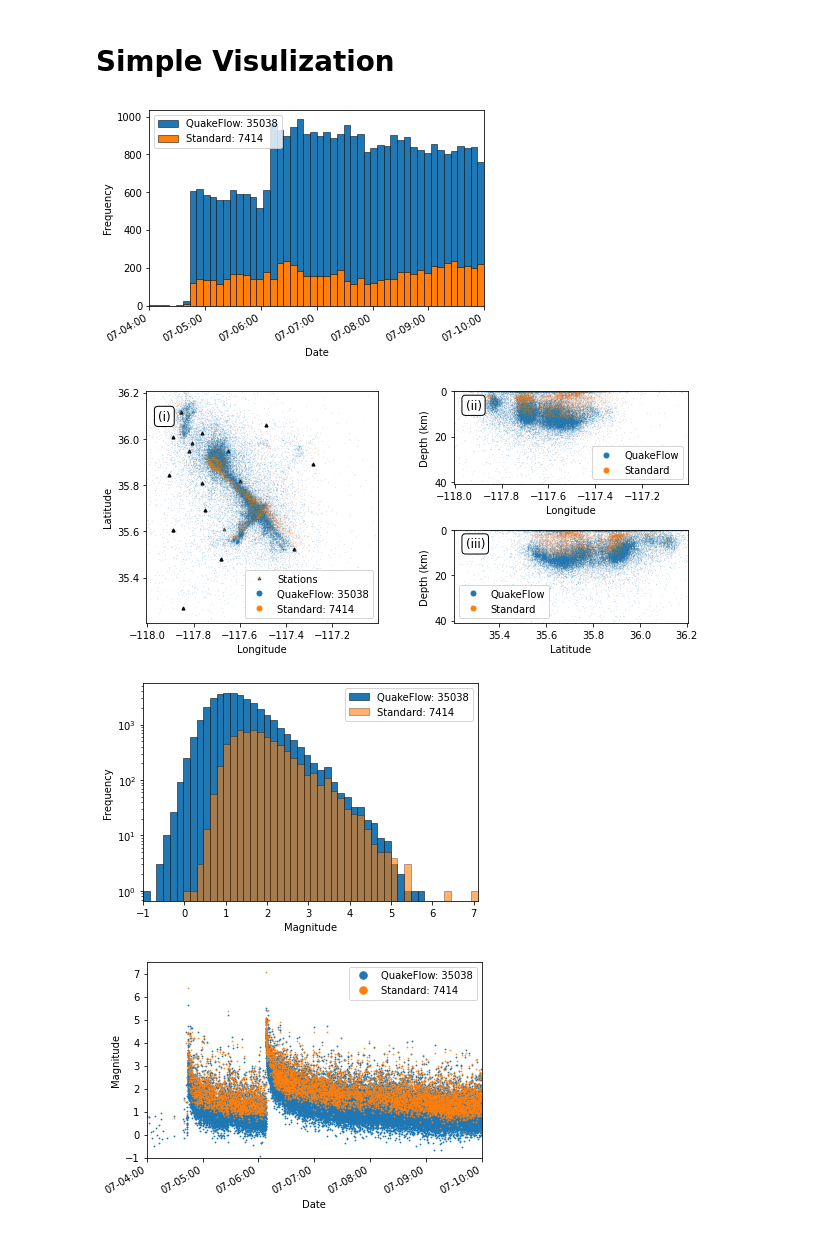
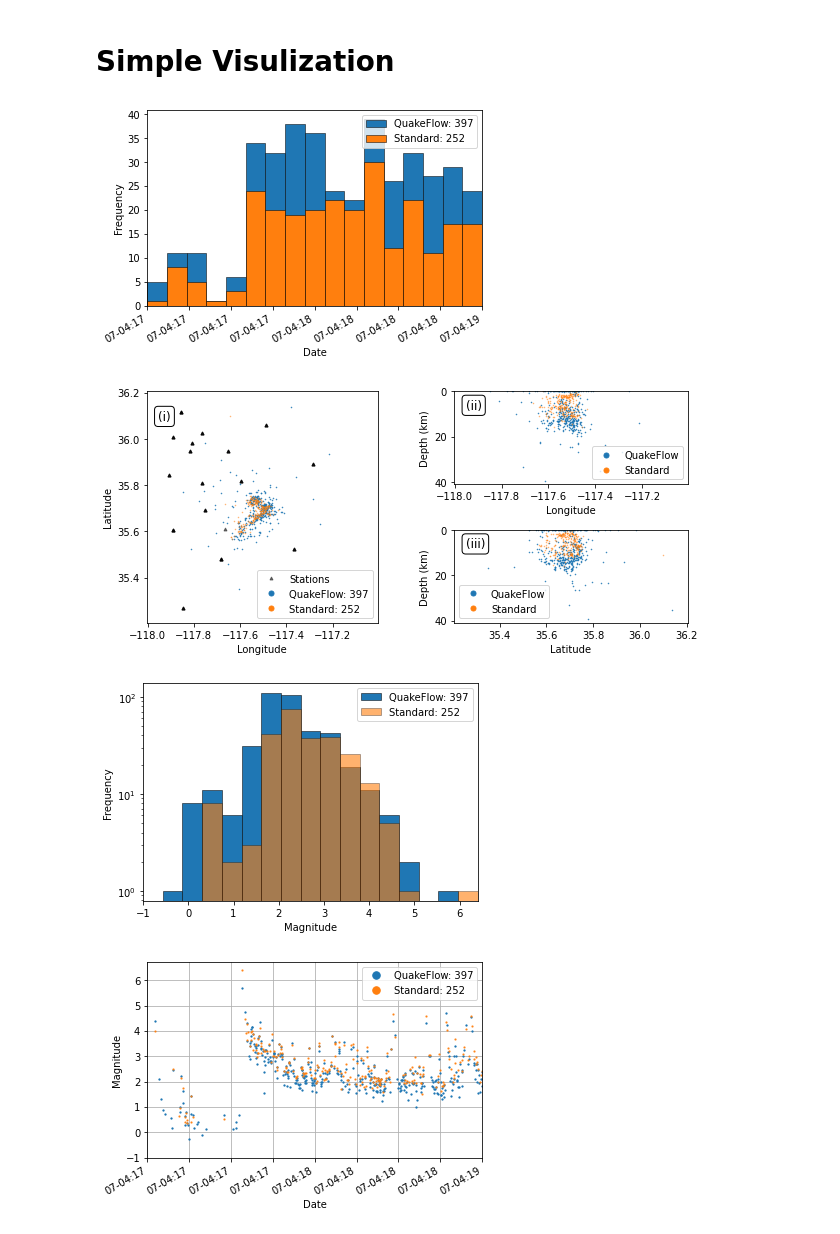
Before and after one commit to AI4EPS/QuakeFlow, a Jupyter notebook: notebooks/plot_catalog.ipynb, the cells around one changed output. Drawn from its saved outputs; the diff is of its cells as text; code cells hidden in the pictures.

```diff
--- a/notebooks/plot_catalog.ipynb
+++ b/notebooks/plot_catalog.ipynb
@@ -9,8 +9,8 @@ import pickle
 import json
 # import pygmt
 
-# dir_name = "Ridgecrest_demo"
-dir_name = "Ridgecrest_oneweek"
+dir_name = "Ridgecrest_demo"
+# dir_name = "Ridgecrest_oneweek"
 # dir_name = "SaltonSea"
 # dir_name = "SanSimeon"
 # dir_name = "Ridgecrest"
@@ -37,9 +37,9 @@ events["time"] = events["time"].apply(lambda x: datetime.strptime(x, "%Y-%m-%dT%
 
 catalog = pd.read_csv(root_dir(catalog_file), delimiter="\t")
 catalog["time"] = catalog["time"].apply(lambda x: datetime.strptime(x, "%Y-%m-%dT%H:%M:%S.%f"))
-catalog["covariance"] = catalog["covariance"].apply(lambda x: [float(i) for i  in x.split(",")])
+# catalog["covariance"] = catalog["covariance"].apply(lambda x: [float(i) for i  in x.split(",")])
 
-marker_size = 0.1
+marker_size = 0.1 * 10
 bins = min(len(catalog["time"])//50 + 10, 50)
 # %%
 # region = config["xlim_degree"] + config["ylim_degree"]
@@ -66,7 +66,7 @@ plt.savefig(root_dir("earthquake_number.png"), bbox_inches="tight", dpi=300)
 plt.savefig(root_dir("earthquake_number.pdf"), bbox_inches="tight")
 plt.show()
 # %% [output]
-[figure, old version]
+[figure, new version]
 # %%
 fig = plt.figure(figsize=plt.rcParams["figure.figsize"]*np.array([1.5,1]))
 box = dict(boxstyle='round', facecolor='white', alpha=1)
@@ -127,7 +127,7 @@ plt.savefig(root_dir("earthquake_location.png"), bbox_inches="tight", dpi=300)
 plt.savefig(root_dir("earthquake_location.pdf"), bbox_inches="tight", dpi=300)
 plt.show()
 # %% [output]
-[figure, old version]
+[figure, new version]
 # %%
 # catalog["magnitude"] += np.log(np.sqrt(3))
 plt.figure()
@@ -144,29 +144,29 @@ plt.savefig(root_dir("earthquake_magnitude_frequency.png"), bbox_inches="tight",
 plt.savefig(root_dir("earthquake_magnitude_frequency.pdf"), bbox_inches="tight")
 plt.show()
 # %% [output]
-[figure, old version]
+[figure, new version]
 # %%
 plt.figure()
 plt.plot(catalog["time"], catalog["magnitude"], '.', markersize=marker_size+1.5, alpha=1.0, rasterized=True)
 plt.plot(events["time"], events["magnitude"], '.', markersize=marker_size+1.5, alpha=0.8, rasterized=True)
-plt.xlim(config["starttime"], config["endtime"])
+plt.xlim(datetime.fromisoformat(config["starttime"]), datetime.fromisoformat(config["endtime"]))
 # plt.ylim(top=events["magnitude"].max())
 ylim = plt.ylim(bottom=-1)
 xlim = plt.xlim()
 plt.ylabel("Magnitude")
 plt.xlabel("Date")
 plt.gca().xaxis.set_major_formatter(mdates.DateFormatter('%m-%d:%H'))
 plt.gcf().autofmt_xdate()
 plt.gca().set_prop_cycle(None)
 plt.plot(datetime.fromisoformat(config["starttime"]), -10, '.', markersize=15, alpha=1.0, label=f"{result_label}: {len(catalog['magnitude'])}")
 plt.plot(datetime.fromisoformat(config["starttime"]), -10, '.', markersize=15, alpha=1.0, label=f"{catalog_label}: {len(events['magnitude'])}")
 plt.legend()
 plt.xlim(xlim)
 plt.ylim(ylim)
-# plt.grid()
+plt.grid()
 plt.savefig(root_dir("earthquake_magnitude_time.png"), bbox_inches="tight", dpi=300)
 plt.savefig(root_dir("earthquake_magnitude_time.pdf"), bbox_inches="tight", dpi=300)
 plt.show();
 # %% [output]
-[figure, old version]
+[figure, new version]
 # %%
```
Also changed, not shown: parts of 1 cell of this notebook, 1 other file.
